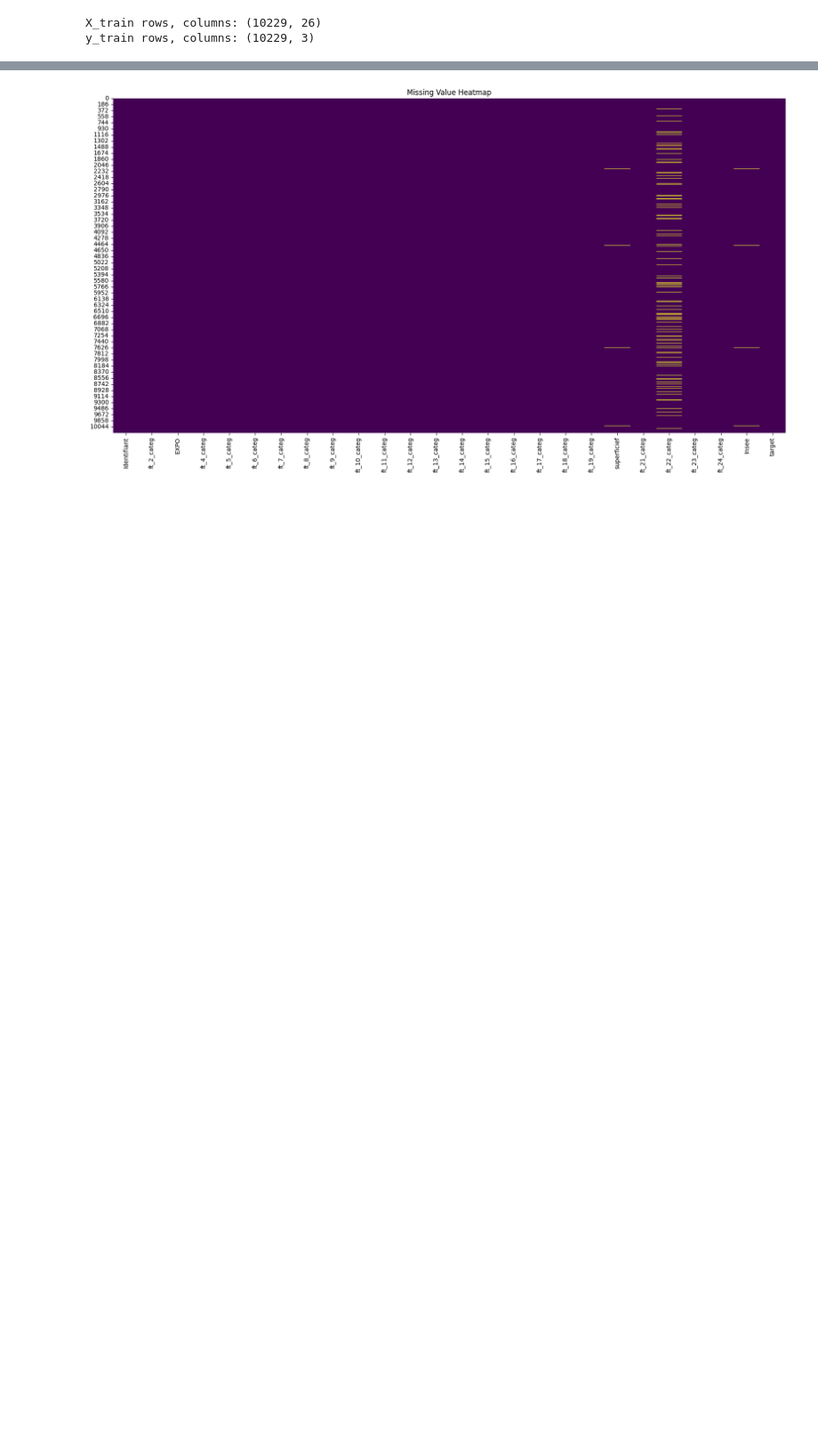
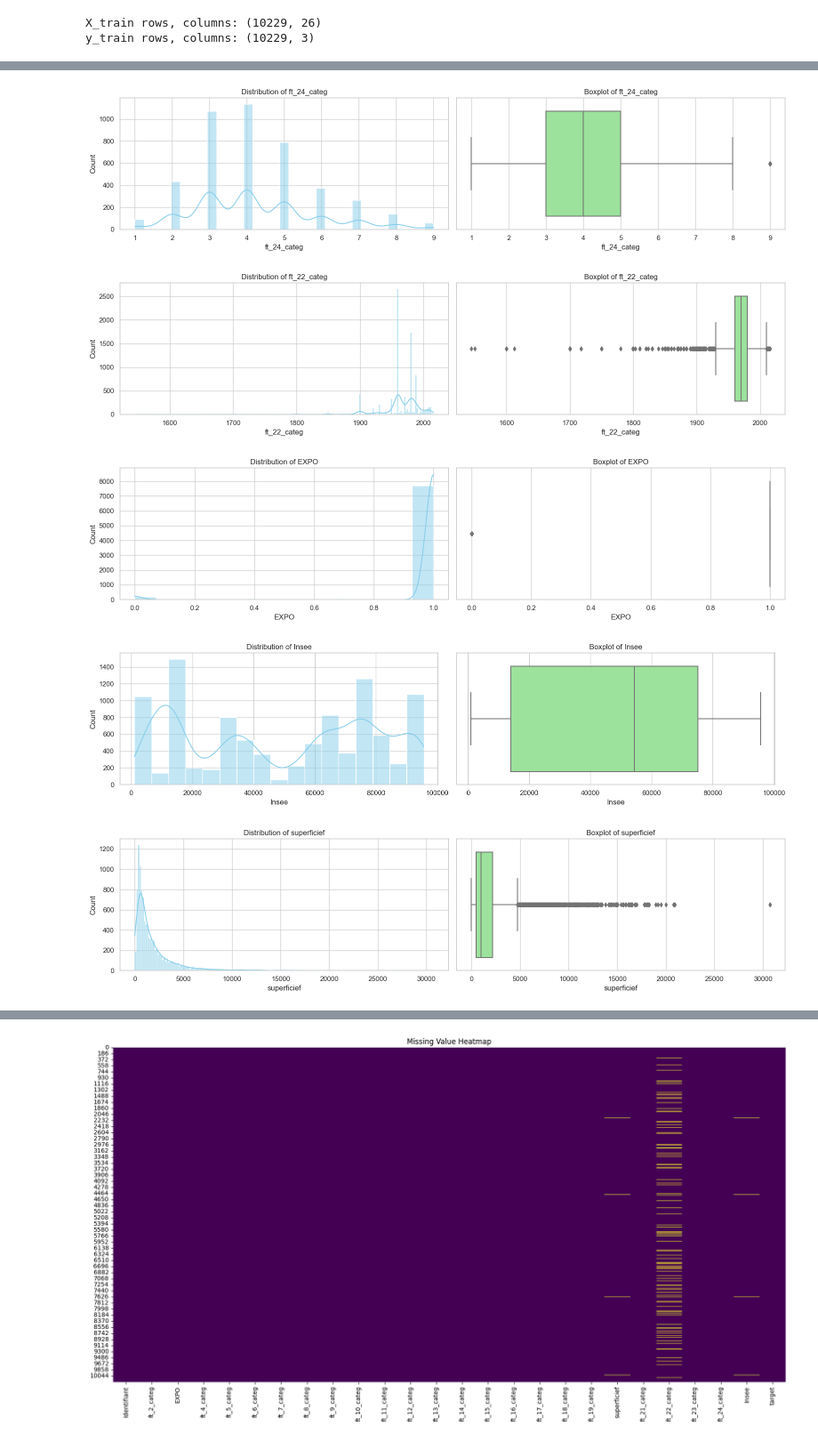
Before and after one commit to MouadBouaicha/Building-Claim-Prediction, a Jupyter notebook: main.ipynb, the cells around one changed output, grey strips where cells are left out. Shown at 89% size. Saved outputs shown, nothing was run; the diff lists cells and outputs as text; code cells hidden in the pictures; blank space fills up the shorter version.

```diff
--- a/main.ipynb
+++ b/main.ipynb
@@ -25,0 +132,34 @@ merged_df.to_csv('merged_data.csv', index=False)
+# %%
+import numpy as np
+# Replace '   .' with np.nan across the entire DataFrame
+df.replace('   .', np.nan, inplace=True)
+
+# Optionally, convert columns to numeric, forcing non-convertible values to NaN
+# This is useful if your DataFrame contains more hidden malformed strings
+for col in df.columns:
+    df[col] = pd.to_numeric(df[col], errors='coerce')
+# %%
+import seaborn as sns
+import matplotlib.pyplot as plt
+
+# Assuming 'df' is your DataFrame and 'nf' contains your numerical features
+
+for feature in nf:
+    fig, axes = plt.subplots(1, 2, figsize=(16, 4))
+
+    # Using histplot for distribution
+    sns.histplot(df[feature].dropna(), ax=axes[0], color='skyblue', kde=True)
+    axes[0].set_title(f'Distribution of {feature}')
+
+    # Box Plot
+    sns.boxplot(x=df[feature], ax=axes[1], color='lightgreen')
+    axes[1].set_title(f'Boxplot of {feature}')
+
+    plt.tight_layout()
+    plt.show()
+# %% [output]
+[figure, added]
+[figure, added]
+[figure, added]
+[figure, added]
+[figure, added]
```
Also changed, not shown: parts of 10 cells of this notebook.
